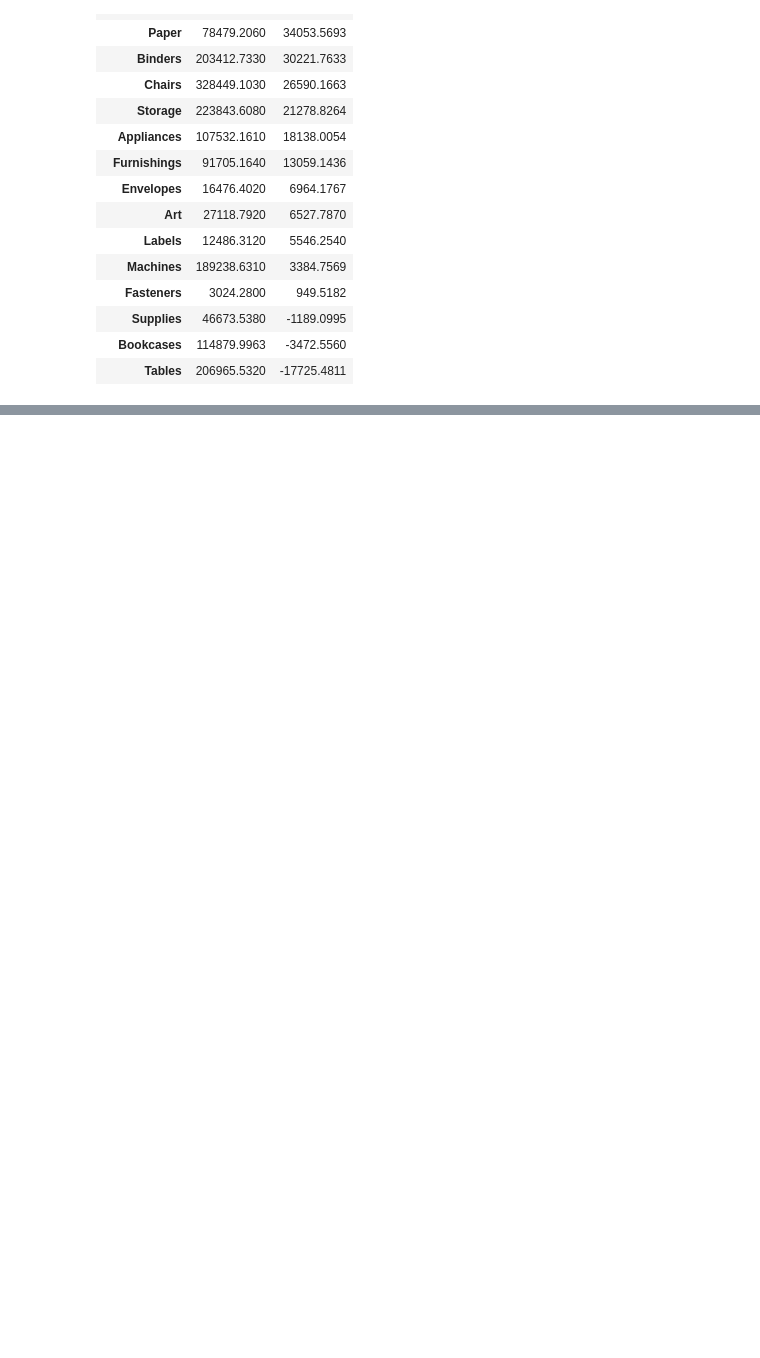
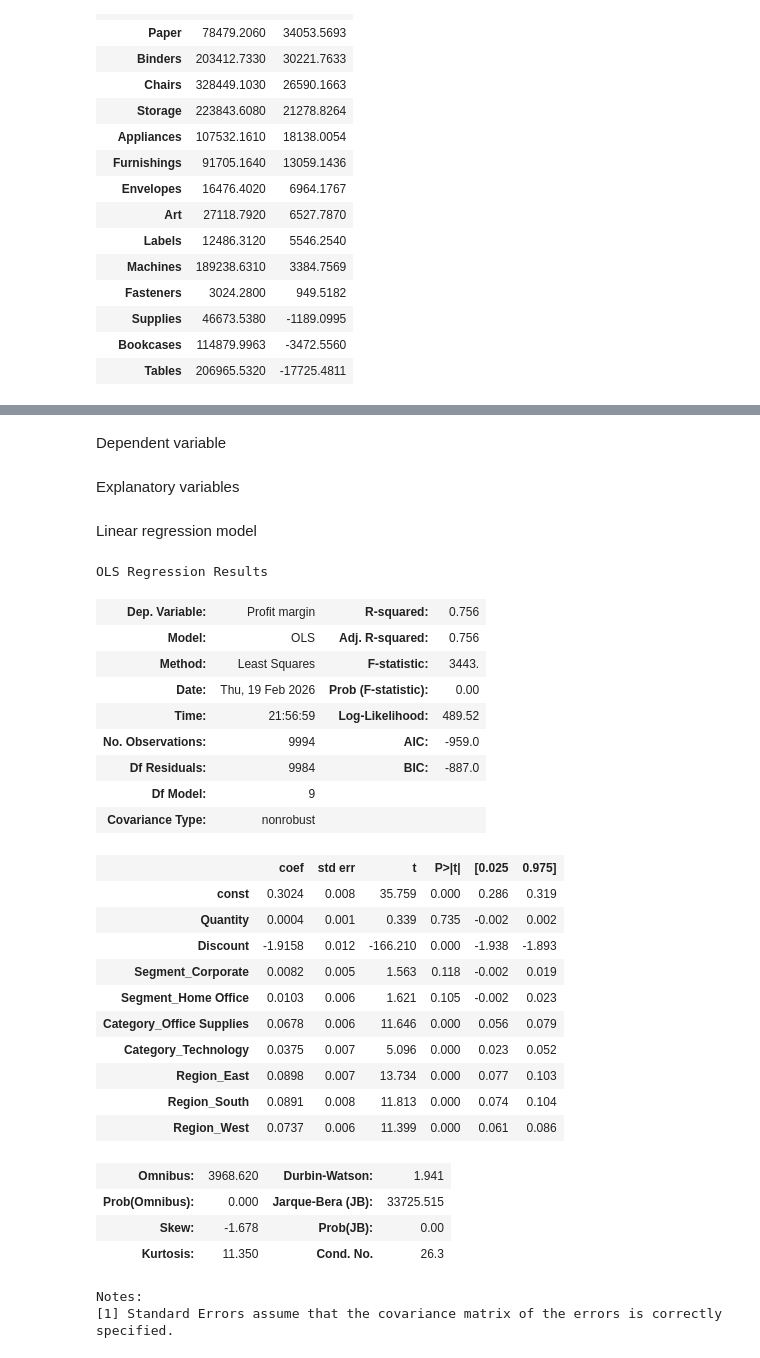
Before and after one commit to JuhoVartiainen/Retail-Sales-Analysis-Forecasting-using-Python-Pandas-and-Power-BI, a Jupyter notebook: notebooks/analysis.ipynb, the cells around one changed output, grey strips where cells are left out. Cells and saved outputs as stored; diff of their text form; code cells hidden in the pictures; blank space fills up the shorter version.

```diff
--- a/notebooks/analysis.ipynb
+++ b/notebooks/analysis.ipynb
@@ -125,0 +134,47 @@ df.groupby(by="Sub-Category")[["Sales", "Profit"]].sum().sort_values(by="Profit"
+# %% [markdown]
+Dependent variable
+# %%
+y = df[["Profit margin"]]
+# %% [markdown]
+Explanatory variables
+# %%
+X_numeric = df[["Quantity", "Discount"]]
+
+X_categorical = pd.get_dummies(df[["Segment", "Category", "Region"]], drop_first=True, dtype=int)
+
+X = pd.concat([X_numeric, X_categorical], axis=1)
+# add a constant for linear regression
+X = sm.add_constant(X)
+# %% [markdown]
+Linear regression model
+# %%
+model = sm.OLS(y, X).fit()
+model.summary()
+# %% [output]
+OLS Regression Results
+| Dep. Variable: | Profit margin | R-squared: | 0.756 |
+| Model: | OLS | Adj. R-squared: | 0.756 |
+| Method: | Least Squares | F-statistic: | 3443. |
+| Date: | Thu, 19 Feb 2026 | Prob (F-statistic): | 0.00 |
+| Time: | 21:56:59 | Log-Likelihood: | 489.52 |
+| No. Observations: | 9994 | AIC: | -959.0 |
+| Df Residuals: | 9984 | BIC: | -887.0 |
+| Df Model: | 9 |  |  |
+| Covariance Type: | nonrobust |  |  |
+|  | coef | std err | t | P>|t| | [0.025 | 0.975] |
+| const | 0.3024 | 0.008 | 35.759 | 0.000 | 0.286 | 0.319 |
+| Quantity | 0.0004 | 0.001 | 0.339 | 0.735 | -0.002 | 0.002 |
+| Discount | -1.9158 | 0.012 | -166.210 | 0.000 | -1.938 | -1.893 |
+| Segment_Corporate | 0.0082 | 0.005 | 1.563 | 0.118 | -0.002 | 0.019 |
+| Segment_Home Office | 0.0103 | 0.006 | 1.621 | 0.105 | -0.002 | 0.023 |
+| Category_Office Supplies | 0.0678 | 0.006 | 11.646 | 0.000 | 0.056 | 0.079 |
+| Category_Technology | 0.0375 | 0.007 | 5.096 | 0.000 | 0.023 | 0.052 |
+| Region_East | 0.0898 | 0.007 | 13.734 | 0.000 | 0.077 | 0.103 |
+| Region_South | 0.0891 | 0.008 | 11.813 | 0.000 | 0.074 | 0.104 |
+| Region_West | 0.0737 | 0.006 | 11.399 | 0.000 | 0.061 | 0.086 |
+| Omnibus: | 3968.620 | Durbin-Watson: | 1.941 |
+| Prob(Omnibus): | 0.000 | Jarque-Bera (JB): | 33725.515 |
+| Skew: | -1.678 | Prob(JB): | 0.00 |
+| Kurtosis: | 11.350 | Cond. No. | 26.3 |
+Notes:
+[1] Standard Errors assume that the covariance matrix of the errors is correctly specified.
```
Also changed, not shown: parts of 12 cells of this notebook.
